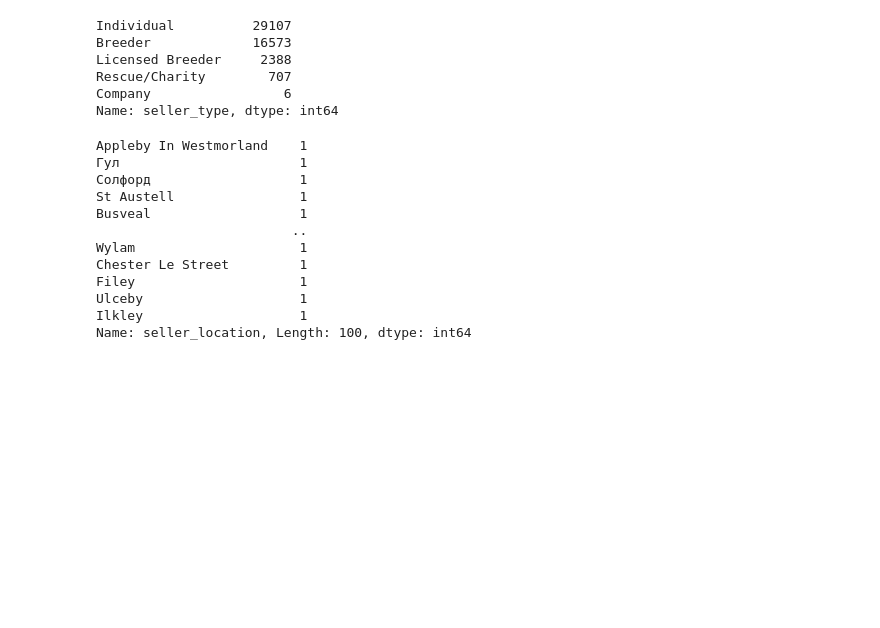
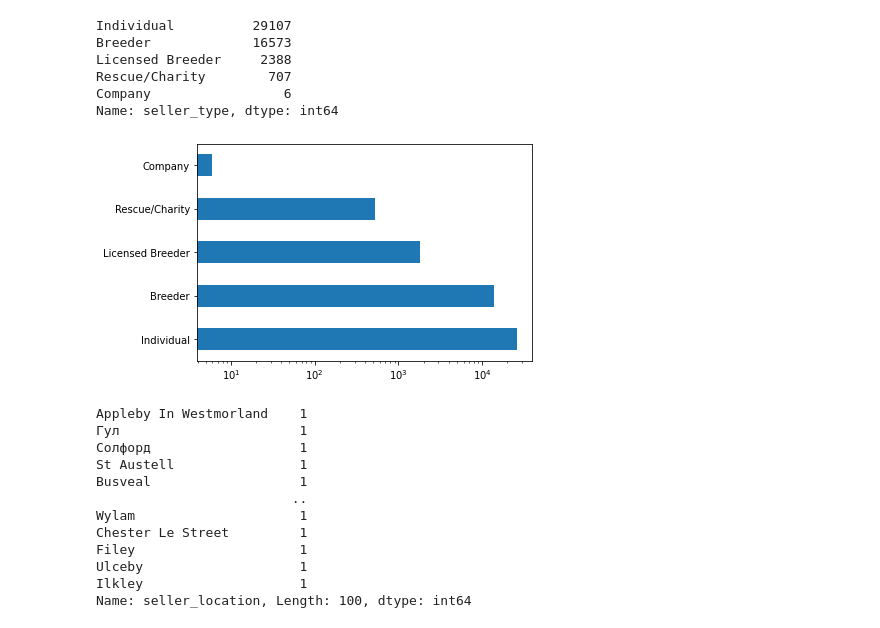
Before and after one commit to Chiuchiyin/Coding-fun, a Jupyter notebook: Pet Sale Price/EDA, data cleaning and modelling.ipynb, the cells around one changed output. Cells and saved outputs as stored; diff of their text form; code cells hidden in the pictures; blank space fills up the shorter version.

```diff
--- a/Pet Sale Price/EDA, data cleaning and modelling.ipynb
+++ b/Pet Sale Price/EDA, data cleaning and modelling.ipynb
@@ -115,6 +120,11 @@ Licensed Breeder     2388
 Rescue/Charity        707
 Company                 6
 Name: seller_type, dtype: int64
+# %%
+ax = df.seller_type.value_counts().plot(kind='barh')
+ax.set_xscale('log')
+# %% [output]
+[figure, added]
 # %%
 df['seller_location'].value_counts().tail(100)
 # %% [output]
```
Also changed, not shown: parts of 30 cells of this notebook.
